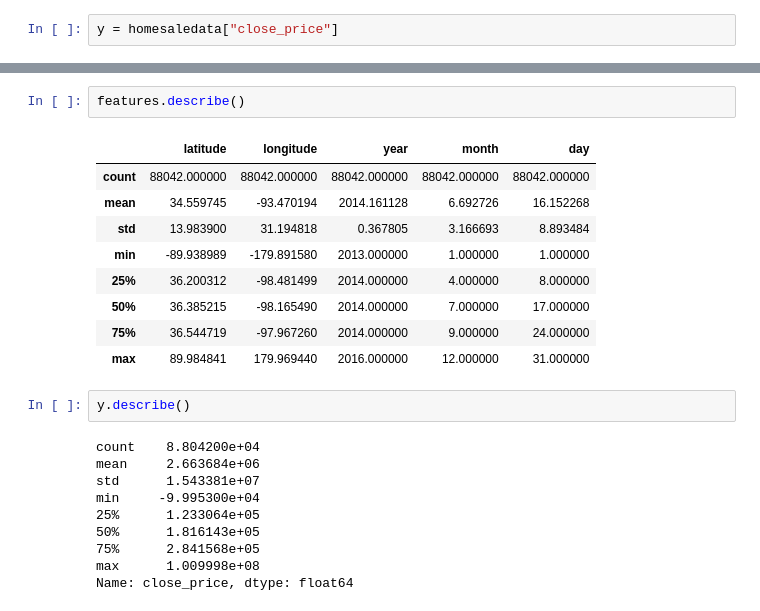
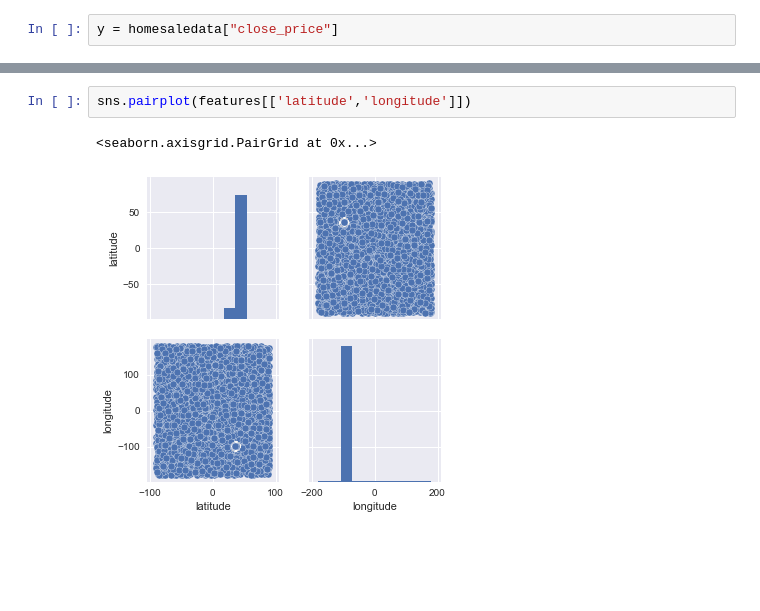
Before and after one commit to Nashavi/Misc-projects, a Jupyter notebook: home sale knn.ipynb, the cells around one changed output, grey strips where cells are left out. Drawn from its saved outputs; the diff is of its cells as text; blank space fills up the shorter version.

```diff
--- a/home sale knn.ipynb
+++ b/home sale knn.ipynb
@@ -45,24 +71,5 @@ features.head()
-# %%
-features.describe()
-# %% [output]
-|  | latitude | longitude | year | month | day |
-| count | 88042.000000 | 88042.000000 | 88042.000000 | 88042.000000 | 88042.000000 |
-| mean | 34.559745 | -93.470194 | 2014.161128 | 6.692726 | 16.152268 |
-| std | 13.983900 | 31.194818 | 0.367805 | 3.166693 | 8.893484 |
-| min | -89.938989 | -179.891580 | 2013.000000 | 1.000000 | 1.000000 |
-| 25% | 36.200312 | -98.481499 | 2014.000000 | 4.000000 | 8.000000 |
-| 50% | 36.385215 | -98.165490 | 2014.000000 | 7.000000 | 17.000000 |
-| 75% | 36.544719 | -97.967260 | 2014.000000 | 9.000000 | 24.000000 |
-| max | 89.984841 | 179.969440 | 2016.000000 | 12.000000 | 31.000000 |
-# %%
-y.describe()
-# %% [output]
-count    8.804200e+04
-mean     2.663684e+06
-std      1.543381e+07
-min     -9.995300e+04
-25%      1.233064e+05
-50%      1.816143e+05
-75%      2.841568e+05
-max      1.009998e+08
-Name: close_price, dtype: float64
+# %%
+sns.pairplot(features[['latitude','longitude']])
+# %% [output]
+<seaborn.axisgrid.PairGrid at 0x...>
+[figure, added]
```
Also changed, not shown: parts of 10 cells of this notebook.
